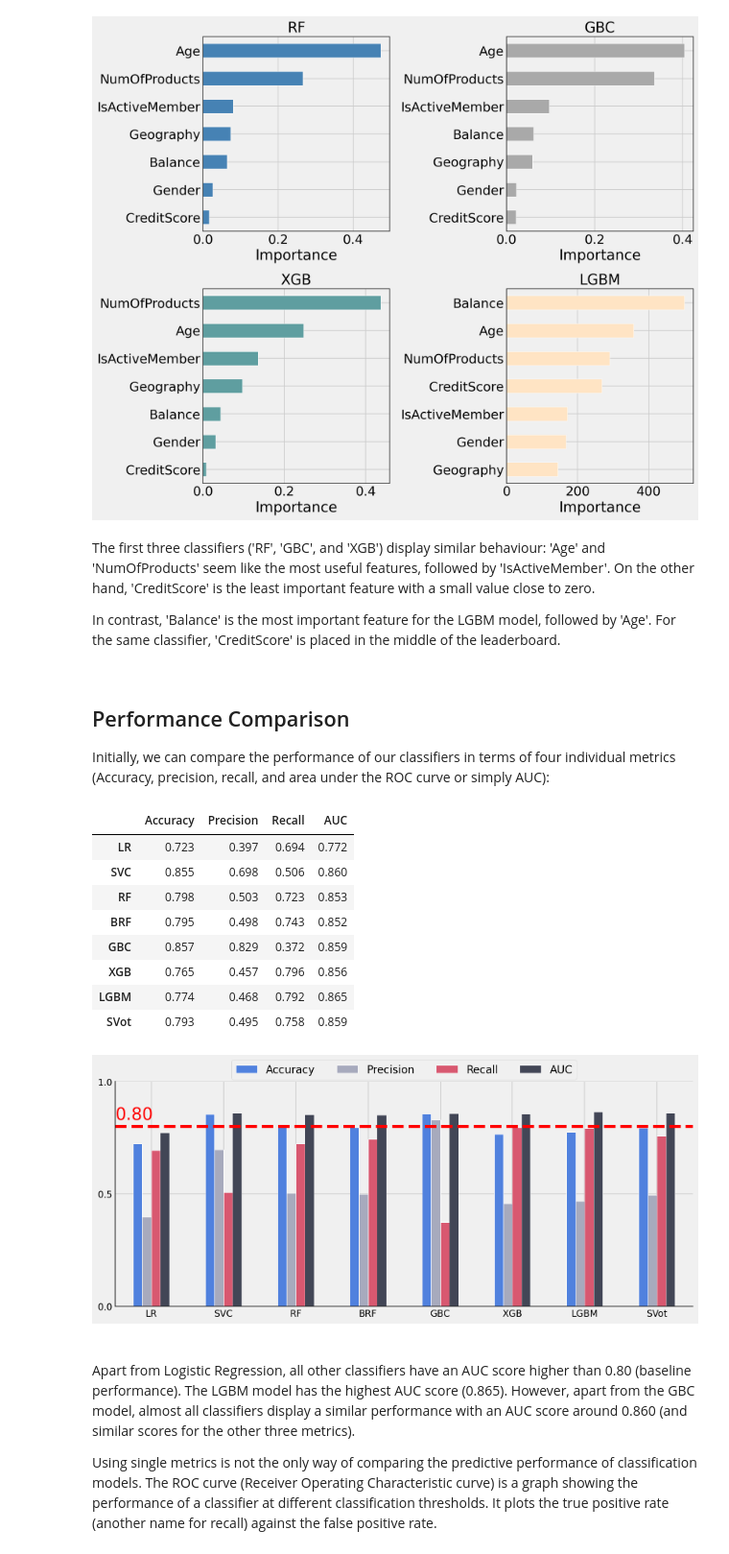
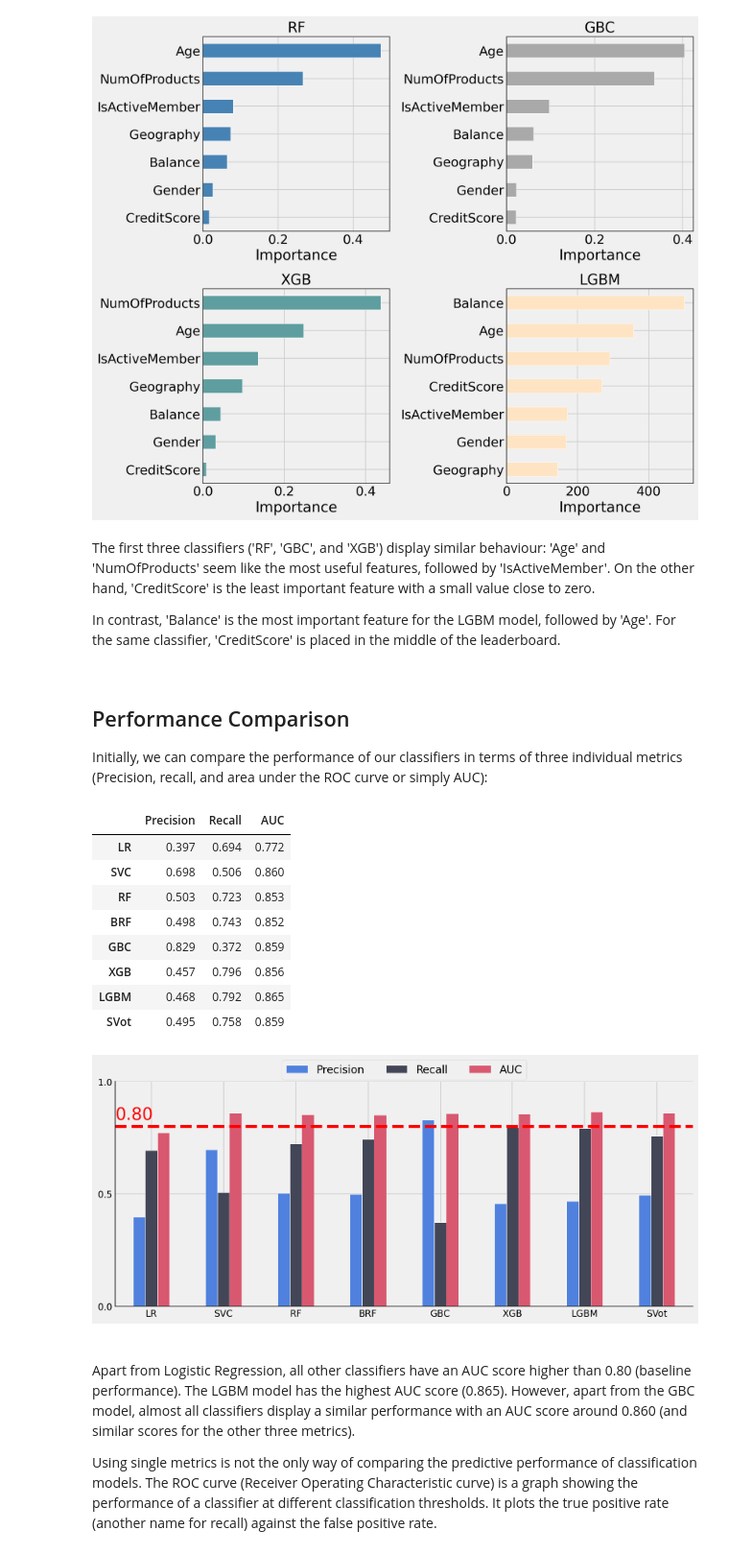
Before and after one commit to KOrfanakis/Predicting_Customer_Churn_Classification, a Jupyter notebook: Analysis_Notebook.ipynb, the cells around one changed output. Shown at 96% size. Cells and saved outputs as stored; diff of their text form; code cells hidden in the pictures.

Commit message:
Removed accuracy metric

```diff
--- a/Analysis_Notebook.ipynb
+++ b/Analysis_Notebook.ipynb
@@ -1104,7 +1103,6 @@ y_pred = y_pred_pp.round()
 cm = confusion_matrix(y_train, y_pred, normalize='true')
 fpr, tpr, _ = roc_curve(y_train, y_pred_pp)
 comparison_dict['SVot'] = [
-    accuracy_score(y_train, y_pred),
     precision_score(y_train, y_pred),
     recall_score(y_train, y_pred),
     roc_auc_score(y_train, y_pred_pp), fpr, tpr
@@ -1164,51 +1162,51 @@ In contrast, 'Balance' is the most important feature for the LGBM model, followe
 
 ## Performance Comparison
 
-Initially, we can compare the performance of our classifiers in terms of four individual metrics (Accuracy, precision, recall, and area under the ROC curve or simply AUC):
+Initially, we can compare the performance of our classifiers in terms of three individual metrics (Precision, recall, and area under the ROC curve or simply AUC):
 # %%
 comparison_matrix = {}
 for key, value in comparison_dict.items():
-    comparison_matrix[str(key)] = value[0:4]
+    comparison_matrix[str(key)] = value[0:3]
 
 comparison_df = pd.DataFrame(comparison_matrix,
-                             index=['Accuracy', 'Precision', 'Recall', 'AUC']).T
+                             index=['Precision', 'Recall', 'AUC']).T
 comparison_df.style.highlight_max(color='indianred', axis=0)
 # %% [output]
-|  | Accuracy | Precision | Recall | AUC |
-| LR | 0.723 | 0.397 | 0.694 | 0.772 |
-| SVC | 0.855 | 0.698 | 0.506 | 0.860 |
-| RF | 0.798 | 0.503 | 0.723 | 0.853 |
-| BRF | 0.795 | 0.498 | 0.743 | 0.852 |
-| GBC | 0.857 | 0.829 | 0.372 | 0.859 |
-| XGB | 0.765 | 0.457 | 0.796 | 0.856 |
-| LGBM | 0.774 | 0.468 | 0.792 | 0.865 |
-| SVot | 0.793 | 0.495 | 0.758 | 0.859 |
+|  | Precision | Recall | AUC |
+| LR | 0.397 | 0.694 | 0.772 |
+| SVC | 0.698 | 0.506 | 0.860 |
+| RF | 0.503 | 0.723 | 0.853 |
+| BRF | 0.498 | 0.743 | 0.852 |
+| GBC | 0.829 | 0.372 | 0.859 |
+| XGB | 0.457 | 0.796 | 0.856 |
+| LGBM | 0.468 | 0.792 | 0.865 |
+| SVot | 0.495 | 0.758 | 0.859 |
 # %%
 fig, ax = plt.subplots(figsize=(12, 5))
 
 comparison_df.plot(kind='bar',
                    fontsize=12,
-                   color=['#5081DE', '#A7AABD', '#D85870', '#424656'],
+                   color=['#5081DE', '#424656', '#D85870'],
                    edgecolor=edgecolor,
                    ax=ax)
 
 ax.legend(loc='upper center',
           fontsize=font_size - 6,
           ncol=len(comparison_df.columns),
           bbox_to_anchor=(0.5, 1.12))
 
 ax.set_ylim([0, 1])
 
 ax.xaxis.set_tick_params(which='major', rotation=0)
 ax.set_yticks([0, 0.5, 1])
 
 ax.axhline(y=0.80, color='red', linestyle='--')
 ax.text(x=-0.5, y=0.83, s='0.80', size=font_size + 2, color='red')
 
 ax.spines['right'].set_visible(False)
 ax.spines['top'].set_visible(False);
 # %% [output]
-[figure, old version]
+[figure, new version]
 # %% [markdown]
 <br>
 
```
Also changed, not shown: parts of 5 cells of this notebook.
